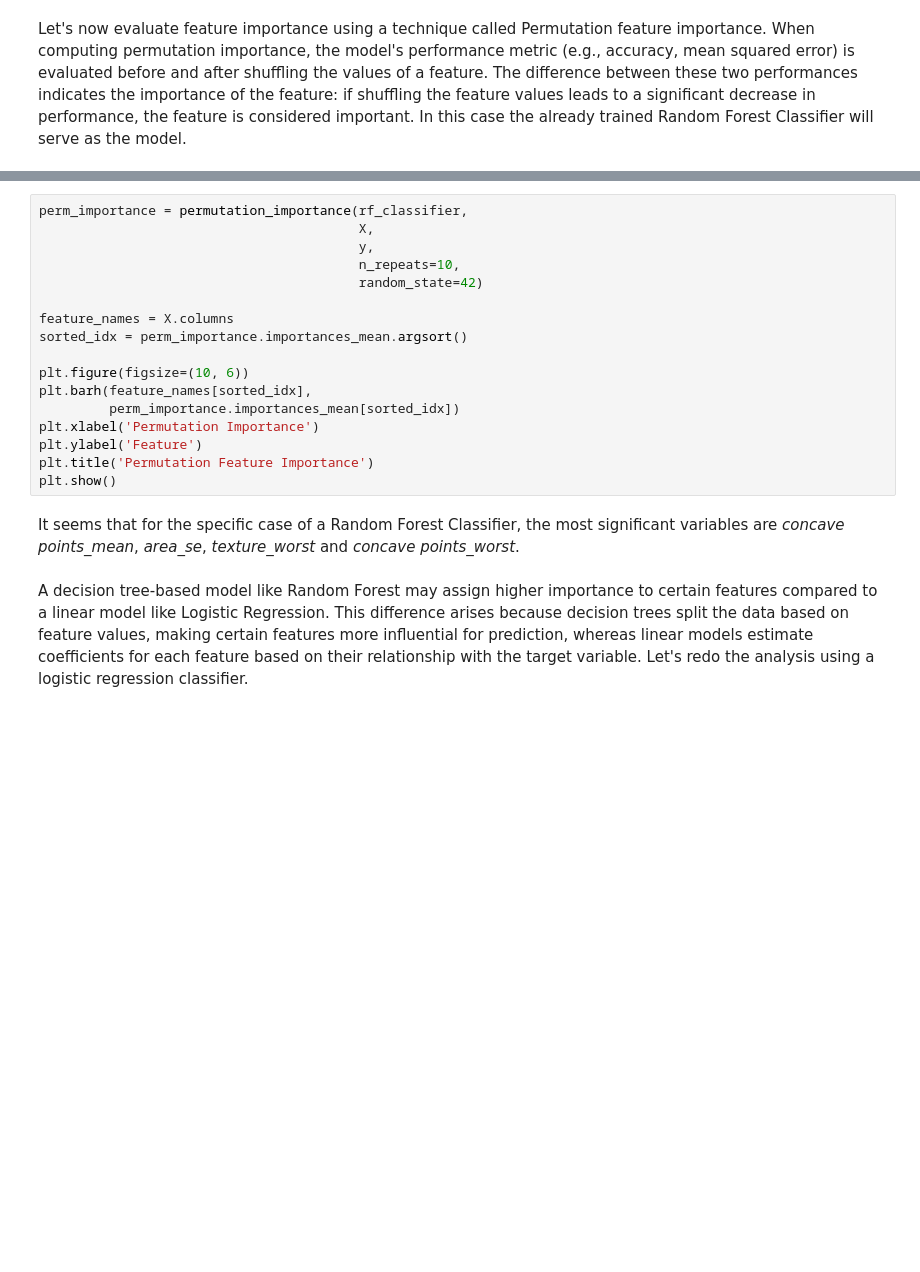
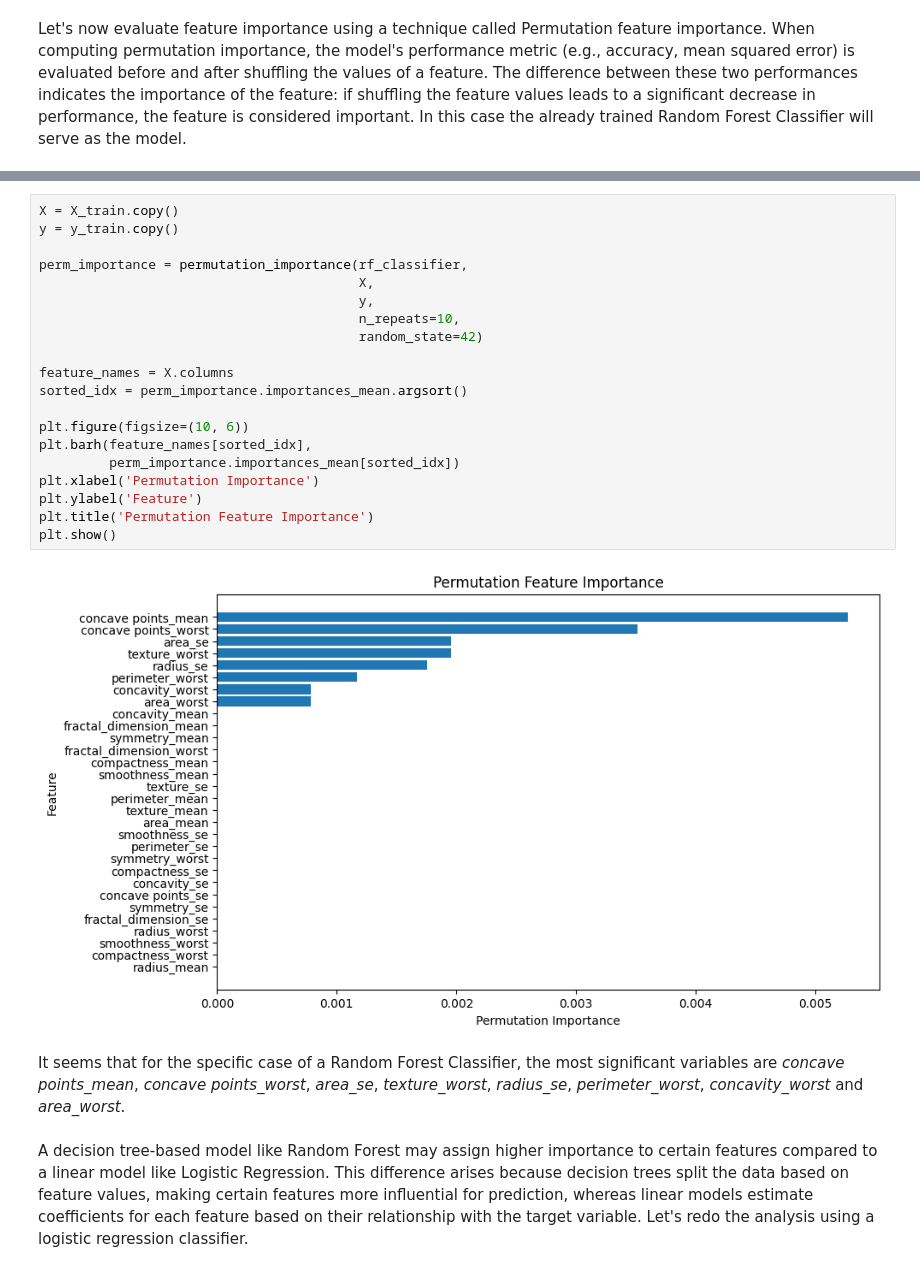
Before and after one commit to mcollpol/BreastCancerPrediction, a Jupyter notebook: research/notebooks/03-feature-selection.ipynb, the cells around one changed output, grey strips where cells are left out. Cells and saved outputs as stored; diff of their text form; blank space fills up the shorter version.

```diff
--- a/research/notebooks/03-feature-selection.ipynb
+++ b/research/notebooks/03-feature-selection.ipynb
@@ -35,21 +118,26 @@ Let's now evaluate feature importance using a technique called Permutation featu
 # %%
+X = X_train.copy()
+y = y_train.copy()
+
 perm_importance = permutation_importance(rf_classifier,
                                          X,
                                          y,
                                          n_repeats=10,
                                          random_state=42)
 
 feature_names = X.columns
 sorted_idx = perm_importance.importances_mean.argsort()
 
 plt.figure(figsize=(10, 6))
 plt.barh(feature_names[sorted_idx],
          perm_importance.importances_mean[sorted_idx])
 plt.xlabel('Permutation Importance')
 plt.ylabel('Feature')
 plt.title('Permutation Feature Importance')
 plt.show()
+# %% [output]
+[figure, added]
 # %% [markdown]
-It seems that for the specific case of a Random Forest Classifier, the most significant variables are *concave points_mean*, *area_se*, *texture_worst* and *concave points_worst*.
+It seems that for the specific case of a Random Forest Classifier, the most significant variables are *concave points_mean*, *concave points_worst*, *area_se*, *texture_worst*, *radius_se*, *perimeter_worst*, *concavity_worst* and *area_worst*.
 # %% [markdown]
 A decision tree-based model like Random Forest may assign higher importance to certain features compared to a linear model like Logistic Regression. This difference arises because decision trees split the data based on feature values, making certain features more influential for prediction, whereas linear models estimate coefficients for each feature based on their relationship with the target variable. Let's redo the analysis using a logistic regression classifier.
```
Also changed, not shown: parts of 29 cells of this notebook, 1 other file.
